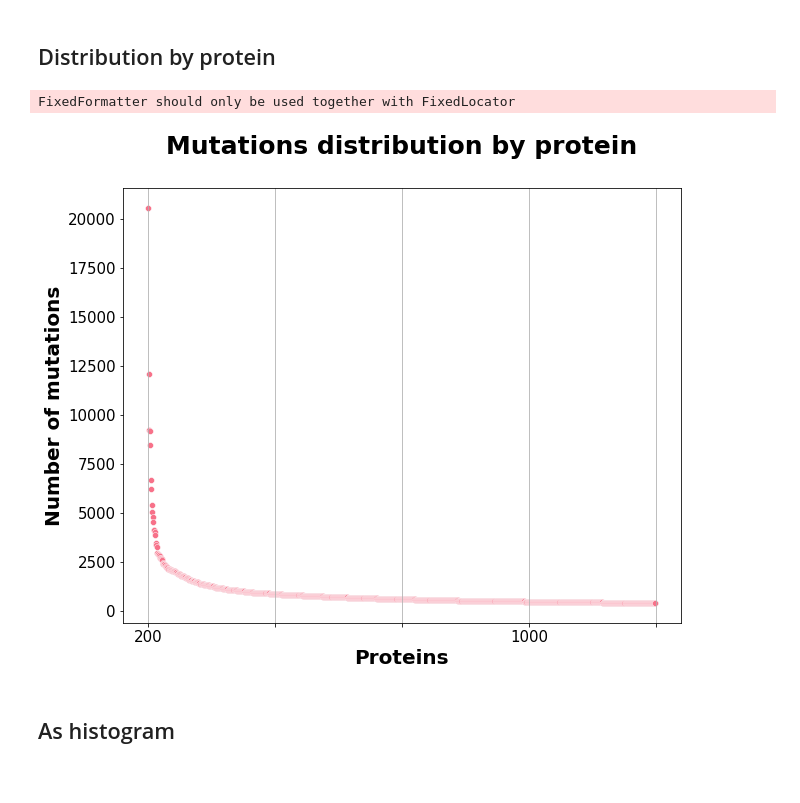
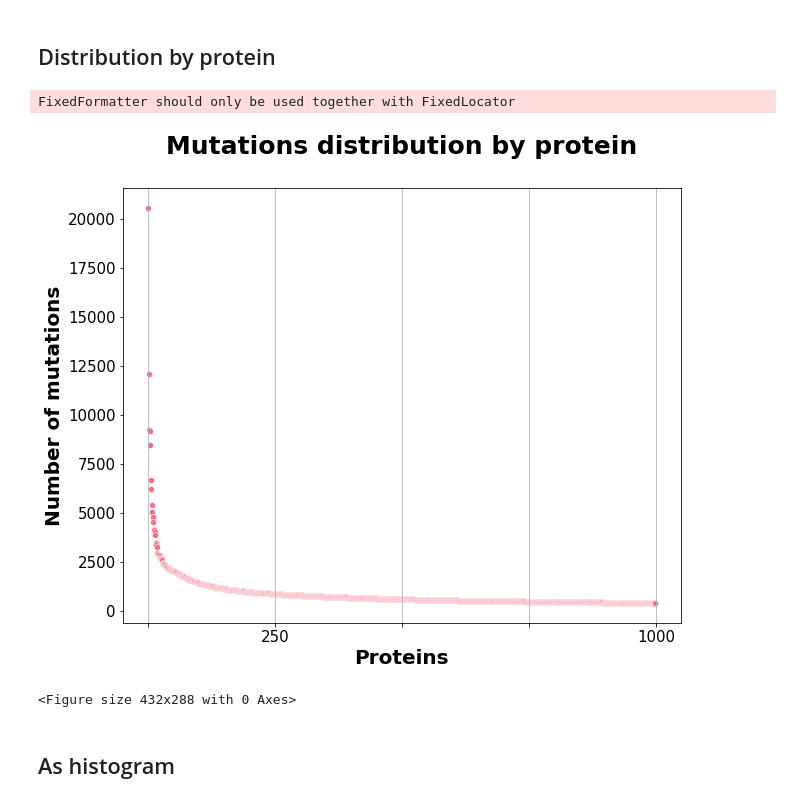
Before and after one commit to alvaro-2/mutations, a Jupyter notebook: disease_plots/some_plots.ipynb, the cells around one changed output. Drawn from its saved outputs; the diff is of its cells as text; code cells hidden in the pictures.

Commit message:
histogram and distribution upload

```diff
--- a/disease_plots/some_plots.ipynb
+++ b/disease_plots/some_plots.ipynb
@@ -218,28 +218,29 @@ array([   0,  200,  400,  600,  800, 1000])
 # %%
 # PLOT top ten mutations in LLPS proteins
 from matplotlib.ticker import MaxNLocator
 #sns.set_style("whitegrid")
 sns.set_palette("husl", 10)
 
 bar,ax = plt.subplots(figsize=(10,8))
 ax = sns.scatterplot(x= prot_topten.index[:1000], y= prot_topten[:1000])#.set(xticklabels=[])
 
 #ax.locator_params(axis="x", nbins=10)
 #ax.set(xticklabels=np.linspace(1, 1000, 6, dtype=int))
-ax.set(xticklabels=['', 200, '', '', 1000])
+ax.set(xticklabels=['',  '',250, '', '', 1000])
 #ax.tick_params(bottom=False)
 ax.tick_params(labelsize=15)
 #ax.set_xticklabels(np.linspace(1, 1000, 7, dtype=int))
 ax.xaxis.set_major_locator(MaxNLocator(5))
 
 ax.grid(axis="x")
 ax.set_title("Mutations distribution by protein\n", fontsize=25, weight='bold')
 ax.set_ylabel ("Number of mutations", fontsize=20, weight='bold')
 ax.set_xlabel ("Proteins", fontsize=20, weight='bold')
 plt.show()
 # %% [output]
 FixedFormatter should only be used together with FixedLocator
-[figure, old version]
+[figure, new version]
+<Figure size 432x288 with 0 Axes>
 # %% [markdown]
 ## As histogram
 # %%
```
